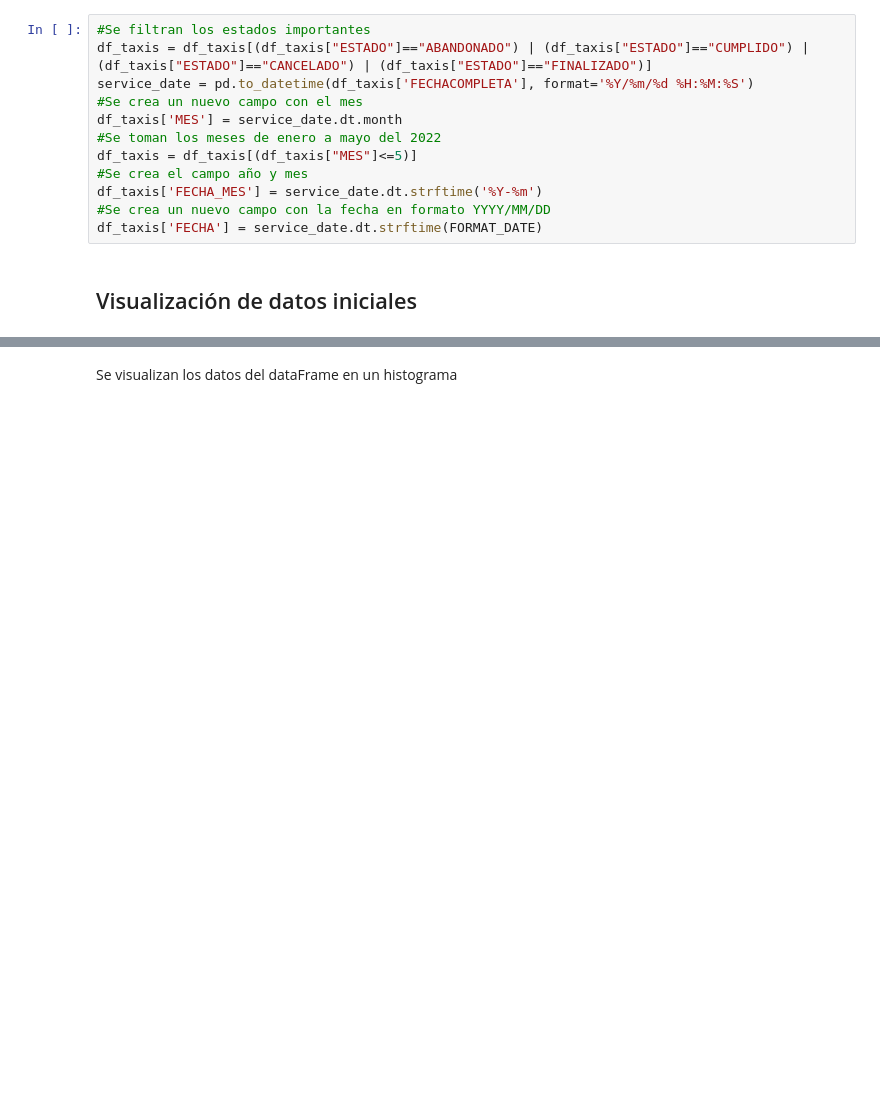
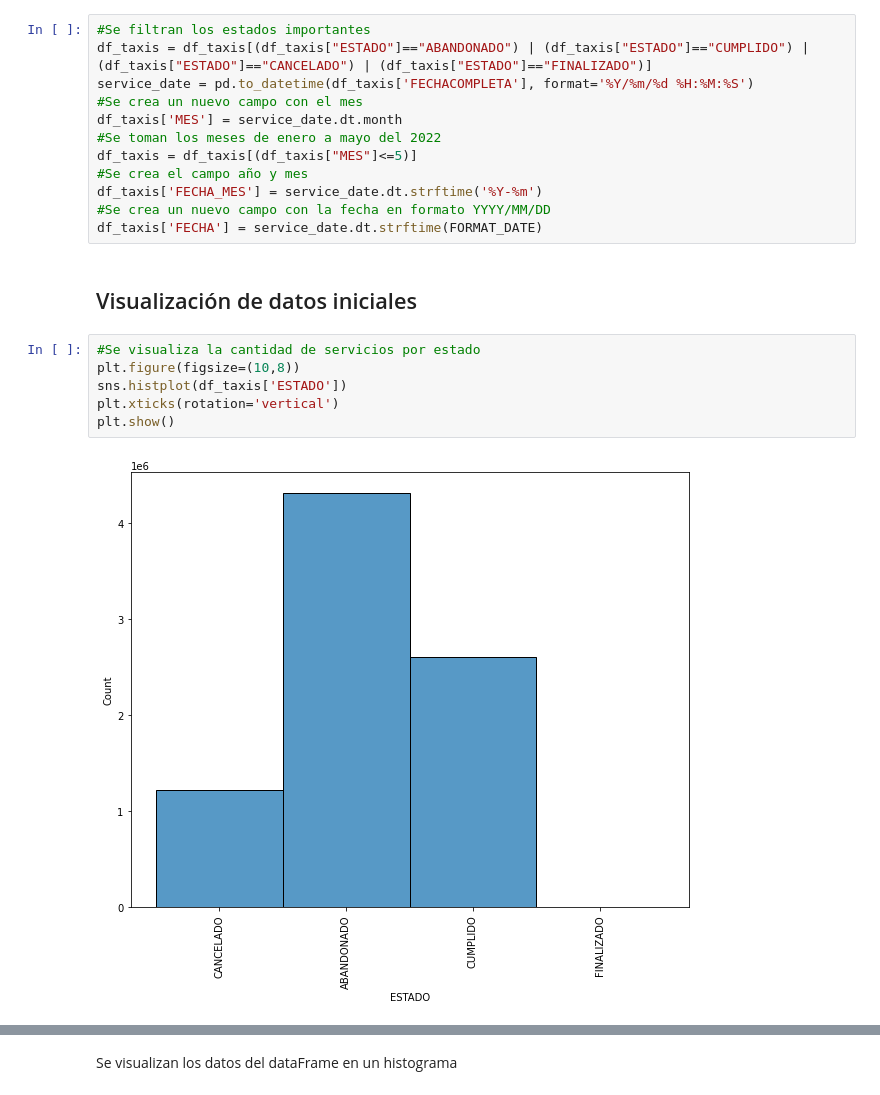
Before and after one commit to josedelarosa82/taxi-prediction-model, a Jupyter notebook: Electiva2/taxi-predicion-model.ipynb, the cells around one changed output, grey strips where cells are left out. Drawn from its saved outputs; the diff is of its cells as text; blank space fills up the shorter version.

Commit message:
Más visualización

```diff
--- a/Electiva2/taxi-predicion-model.ipynb
+++ b/Electiva2/taxi-predicion-model.ipynb
@@ -140,3 +140,11 @@ df_taxis['FECHA_MES'] = service_date.dt.strftime('%Y-%m')
 df_taxis['FECHA'] = service_date.dt.strftime(FORMAT_DATE)
 # %% [markdown]
 ## Visualización de datos iniciales
+# %%
+#Se visualiza la cantidad de servicios por estado
+plt.figure(figsize=(10,8))
+sns.histplot(df_taxis['ESTADO'])
+plt.xticks(rotation='vertical')
+plt.show()
+# %% [output]
+[figure, added]
```
Also changed, not shown: parts of 9 cells of this notebook.
